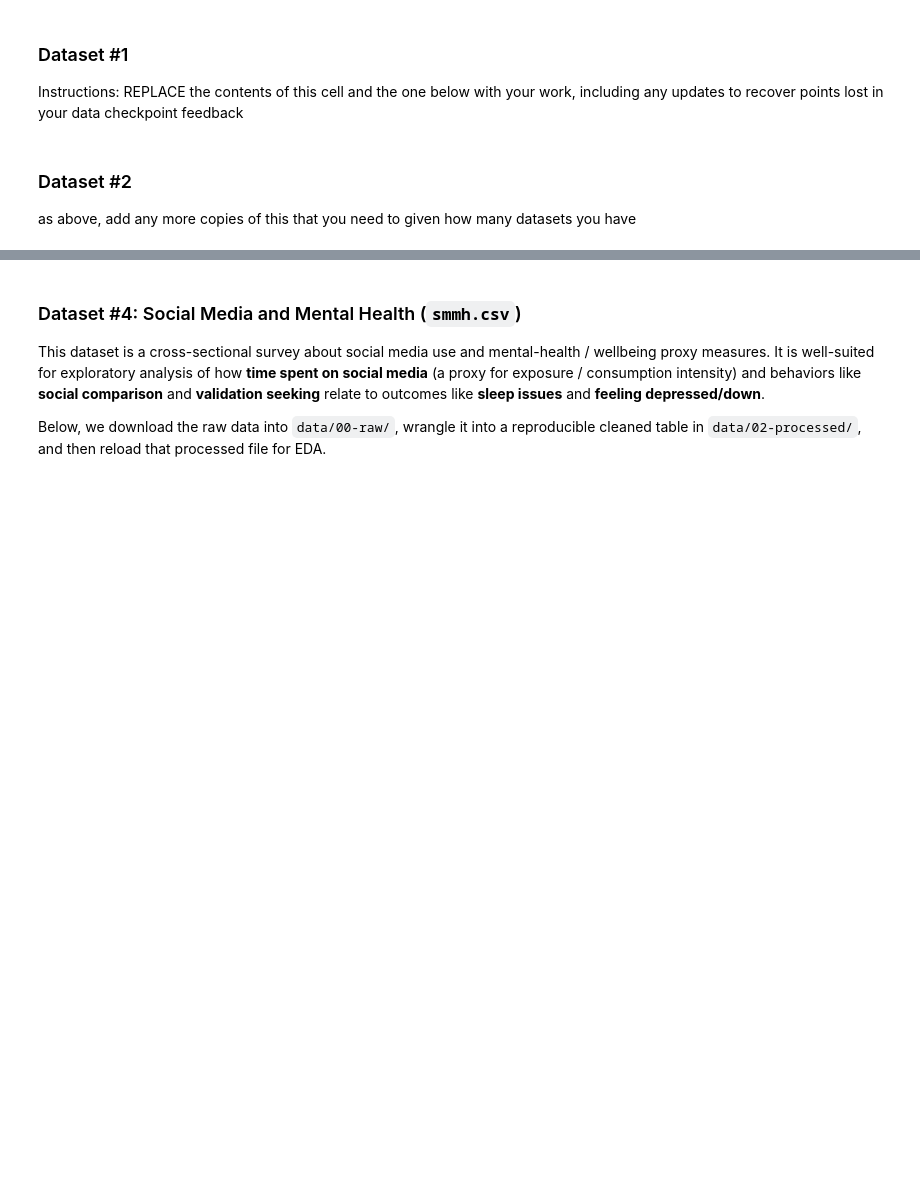
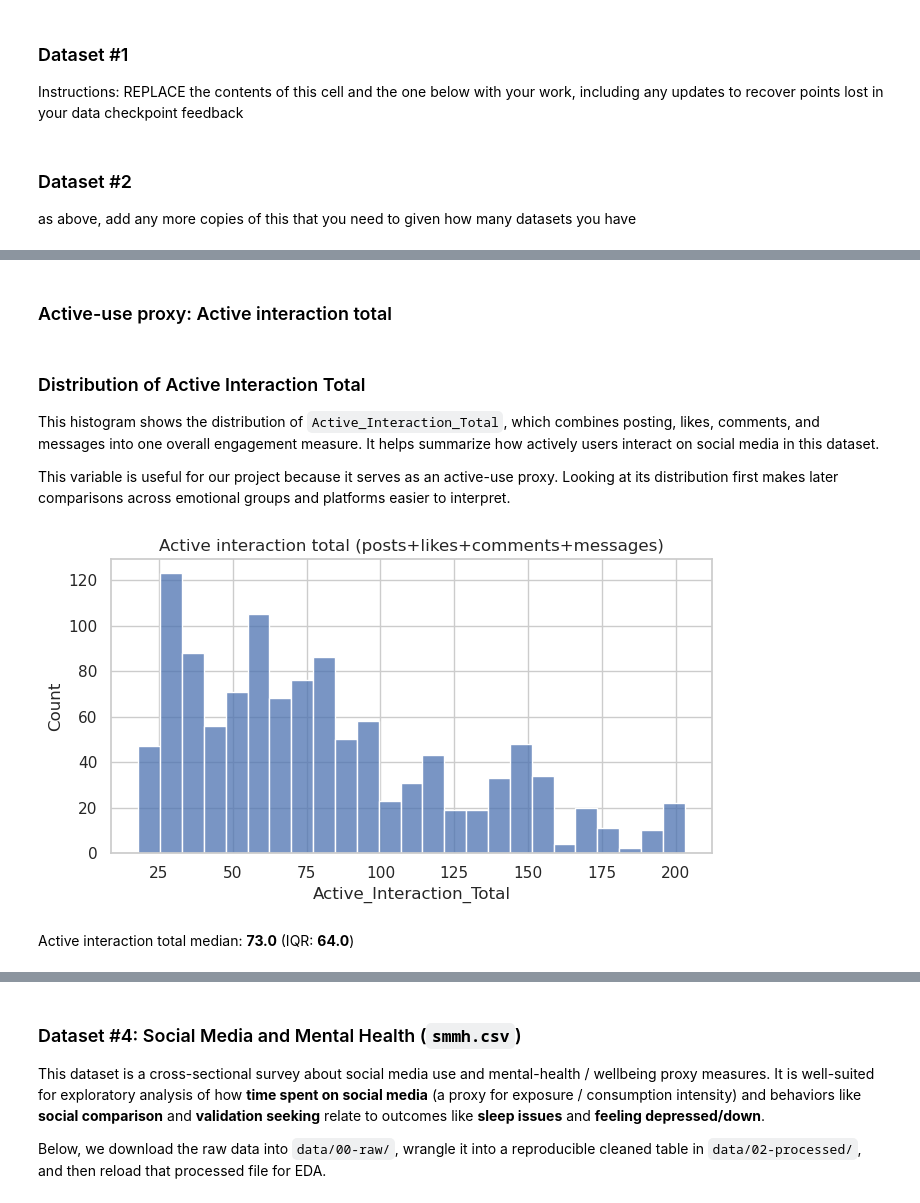
Before and after one commit to COGS108/Group148_WI26, a Jupyter notebook: 02-EDACheckpoint.ipynb, the cells around one changed output, grey strips where cells are left out. Saved outputs shown, nothing was run; the diff lists cells and outputs as text; code cells hidden in the pictures; blank space fills up the shorter version.

```diff
--- a/02-EDACheckpoint.ipynb
+++ b/02-EDACheckpoint.ipynb
@@ -139,0 +385,30 @@ Instructions: REPLACE the contents of this cell and the one below with your work
+# %%
+display(Markdown("### Active-use proxy: Active interaction total"))
+display(Markdown("""
+### Distribution of Active Interaction Total
+
+This histogram shows the distribution of `Active_Interaction_Total`, which combines posting, likes, comments, and messages into one overall engagement measure. It helps summarize how actively users interact on social media in this dataset.
+
+This variable is useful for our project because it serves as an active-use proxy. Looking at its distribution first makes later comparisons across emotional groups and platforms easier to interpret.
+"""))
+plt.figure(figsize=(7, 4))
+sns.histplot(df["Active_Interaction_Total"].dropna(), bins=25)
+plt.title("Active interaction total (posts+likes+comments+messages)")
+plt.xlabel("Active_Interaction_Total")
+plt.ylabel("Count")
+plt.tight_layout()
+plt.show()
+
+act_med = float(df["Active_Interaction_Total"].median())
+act_iqr = float(df["Active_Interaction_Total"].quantile(0.75) - df["Active_Interaction_Total"].quantile(0.25))
+display(Markdown(f"Active interaction total median: **{act_med:.1f}** (IQR: **{act_iqr:.1f}**)"))
+# %% [output]
+### Active-use proxy: Active interaction total
+
+### Distribution of Active Interaction Total
+
+This histogram shows the distribution of `Active_Interaction_Total`, which combines posting, likes, comments, and messages into one overall engagement measure. It helps summarize how actively users interact on social media in this dataset.
+
+This variable is useful for our project because it serves as an active-use proxy. Looking at its distribution first makes later comparisons across emotional groups and platforms easier to interpret.
+[figure, added]
+Active interaction total median: **73.0** (IQR: **64.0**)
```
Also changed, not shown: parts of 16 cells of this notebook.
